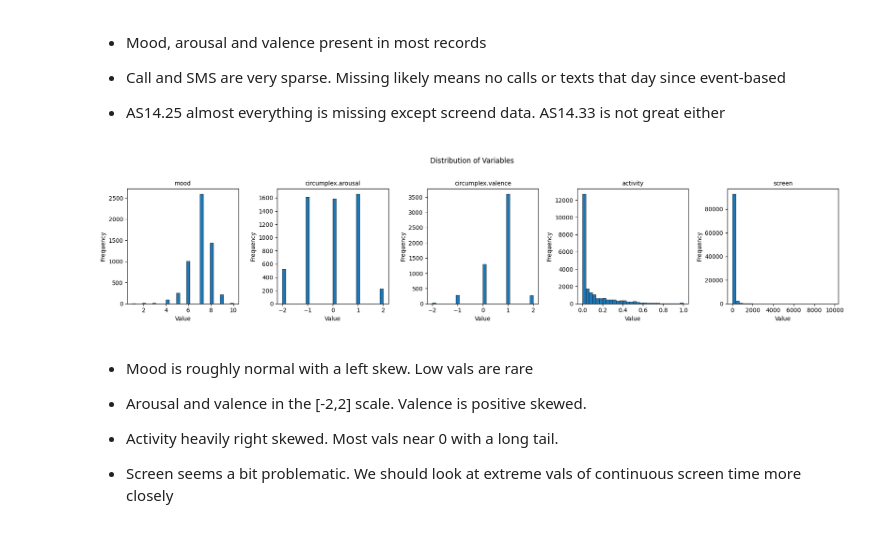
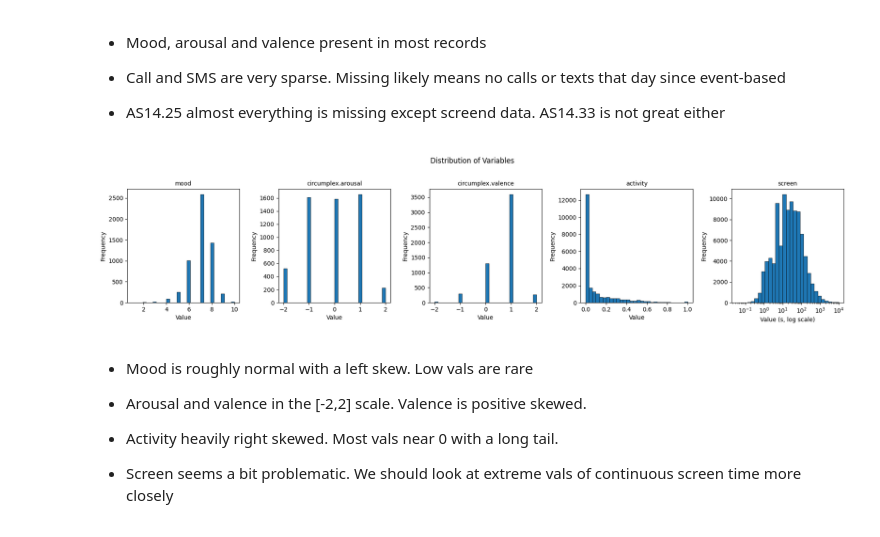
Before and after one commit to myriamth04/Data-Mining, a Jupyter notebook: eda.ipynb, the cells around one changed output. Saved outputs shown, nothing was run; the diff lists cells and outputs as text; code cells hidden in the pictures.

Commit message:
added some report plots

```diff
--- a/eda.ipynb
+++ b/eda.ipynb
@@ -392,20 +392,28 @@ plt.show()
 # %%
 key_vars = ["mood", "circumplex.arousal", "circumplex.valence", "activity", "screen"]
 
 fig, axes = plt.subplots(1, 5, figsize=(18, 4))
 
 for ax, var in zip(axes, key_vars):
     data = df.filter(pl.col("variable") == var)["value"].drop_nulls().to_list()
-    ax.hist(data, bins=30, edgecolor="black", linewidth=0.5)
+    if var == "screen":
+
+        data_pos = [v for v in data if v > 0]
+        bins = np.logspace(np.log10(min(data_pos)), np.log10(max(data_pos)), 30)
+        ax.hist(data_pos, bins=bins, edgecolor="black", linewidth=0.5)
+        ax.set_xscale("log")
+        ax.set_xlabel("Value (s, log scale)")
+    else:
+        ax.hist(data, bins=30, edgecolor="black", linewidth=0.5)
+        ax.set_xlabel("Value")
     ax.set_title(var, fontsize=10)
-    ax.set_xlabel("Value")
     ax.set_ylabel("Frequency")
 
 plt.suptitle("Distribution of Variables", y=1.02)
 plt.tight_layout()
 plt.show()
 # %% [output]
-[figure, old version]
+[figure, new version]
 # %% [markdown]
 - Mood is roughly normal with a left skew. Low vals are rare
 
```
Also changed, not shown: parts of 2 cells of this notebook, 5 other files.
